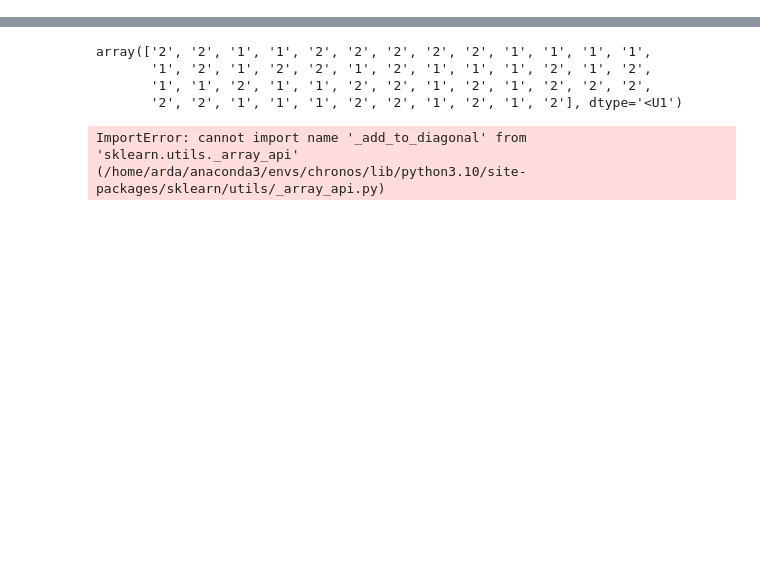
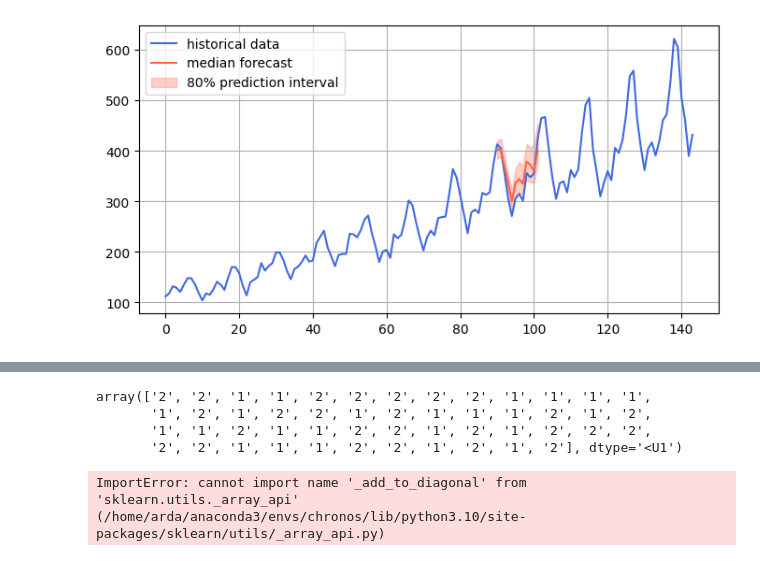
Before and after one commit to ardaerendogru/chronos-forecasting, a Jupyter notebook: notebooks/classification.ipynb, the cells around one changed output, grey strips where cells are left out. Saved outputs shown, nothing was run; the diff lists cells and outputs as text; code cells hidden in the pictures; blank space fills up the shorter version.

Commit message:
Completed the distillation.

```diff
--- a/notebooks/classification.ipynb
+++ b/notebooks/classification.ipynb
@@ -0,0 +1,39 @@
+# %%
+from chronos import ChronosPipeline
+import torch
+import matplotlib.pyplot as plt
+import numpy as np
+import pandas as pd
+import torch
+from chronos import ChronosPipeline
+
+# 1. Load the Chronos model
+pipeline = ChronosPipeline.from_pretrained(
+    "/home/arda/Documents/chronos-forecasting/notebooks/output/distill-29/checkpoint-100000",  # You can use other model sizes too
+    device_map="cpu",  # Use "cpu" for CPU inference
+    torch_dtype=torch.float32,
+)
+df = pd.read_csv("https://raw.githubusercontent.com/AileenNielsen/TimeSeriesAnalysisWithPython/master/data/AirPassengers.csv")
+# %%
+
+
+
+# context must be either a 1D tensor, a list of 1D tensors,
+# or a left-padded 2D tensor with batch as the first dimension
+context = torch.tensor(df["#Passengers"])[:90]
+prediction_length = 12
+forecast = pipeline.predict(context, prediction_length)  # shape [num_series, num_samples, prediction_length]
+
+# visualize the forecast
+forecast_index = range(len(context), len(context) + prediction_length)
+low, median, high = np.quantile(forecast[0].numpy(), [0.1, 0.5, 0.9], axis=0)
+
+plt.figure(figsize=(8, 4))
+plt.plot(df["#Passengers"], color="royalblue", label="historical data")
+plt.plot(forecast_index, median, color="tomato", label="median forecast")
+plt.fill_between(forecast_index, low, high, color="tomato", alpha=0.3, label="80% prediction interval")
+plt.legend()
+plt.grid()
+plt.show()
+# %% [output]
+[figure, added]
```
Also changed, not shown: parts of 4 cells of this notebook, 14 other files.
